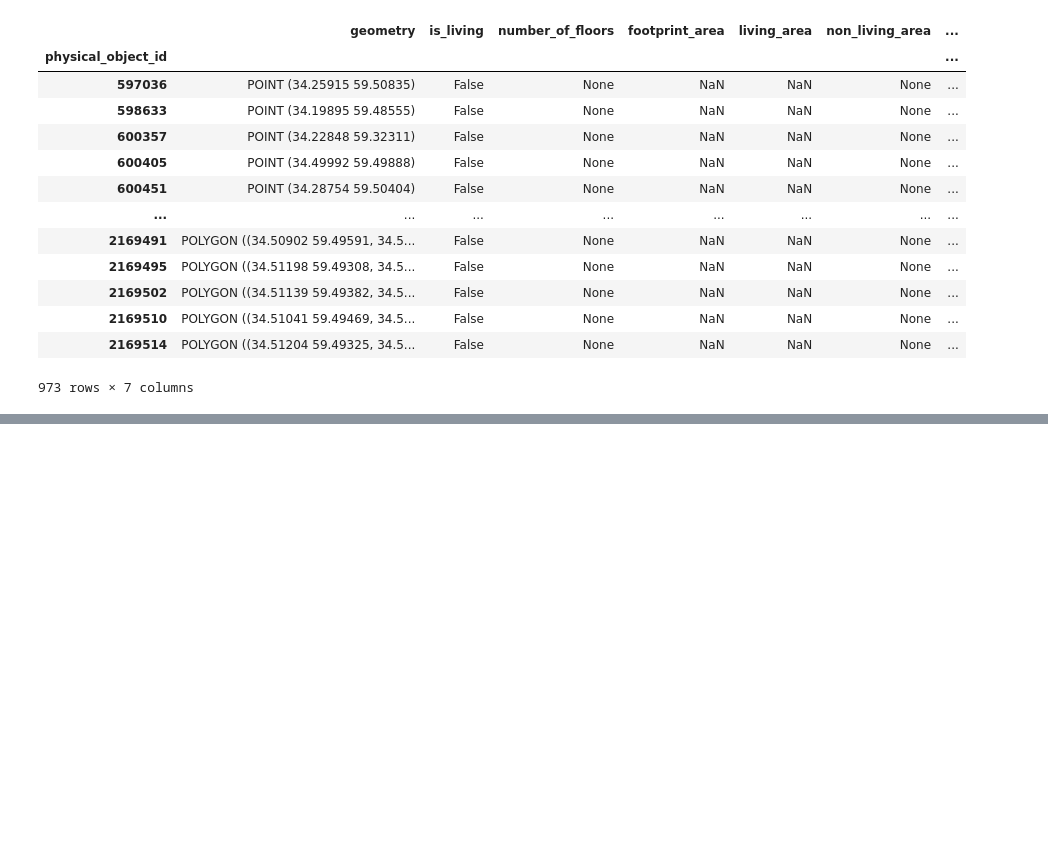
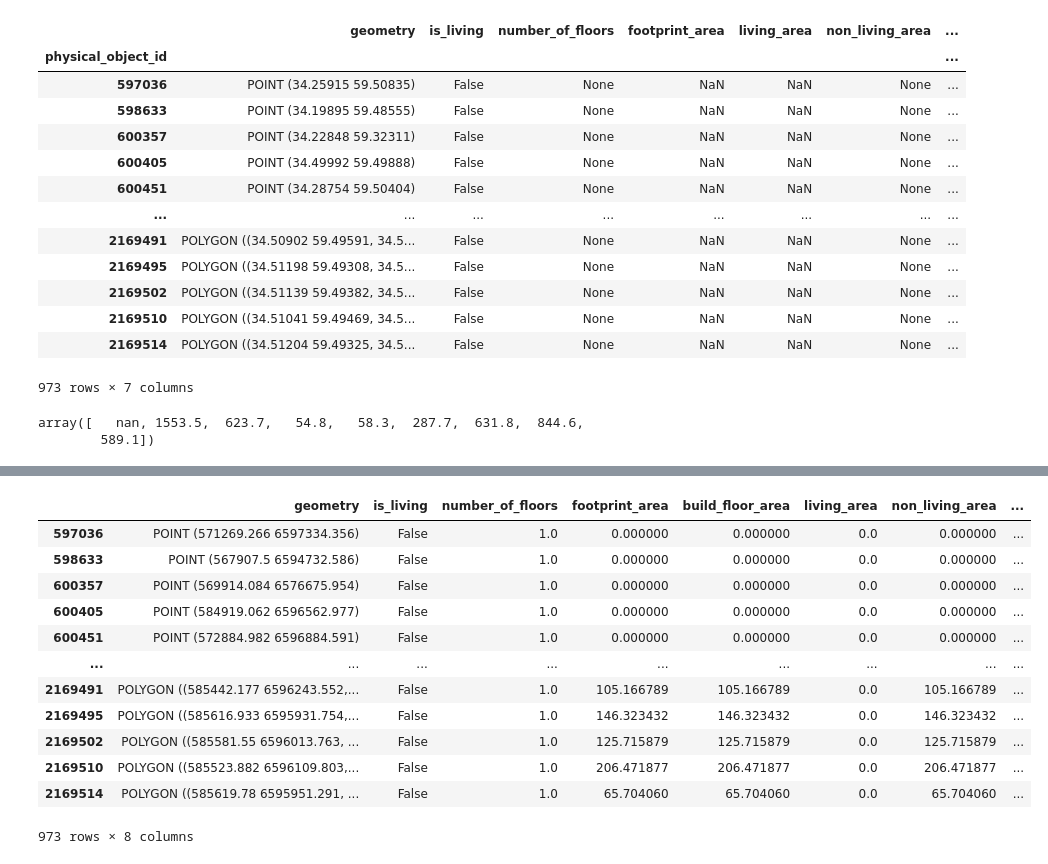
Before and after one commit to vasilstar97/prostor-examples, a Jupyter notebook: examples/prostor.ipynb, the cells around one changed output, grey strips where cells are left out. Cells and saved outputs as stored; diff of their text form; code cells hidden in the pictures; blank space fills up the shorter version.

```diff
--- a/examples/prostor.ipynb
+++ b/examples/prostor.ipynb
@@ -100,9 +98,14 @@ buildings
 | 2169510 | POLYGON ((34.51041 59.49469, 34.5... | False | None | NaN | NaN | None | ... |
 | 2169514 | POLYGON ((34.51204 59.49325, 34.5... | False | None | NaN | NaN | None | ... |
 973 rows × 7 columns
+# %%
+buildings.non_living_area.unique().astype(float)
+# %% [output]
+array([   nan, 1553.5,  623.7,   54.8,   58.3,  287.7,  631.8,  844.6,
+        589.1])
 # %%
 from blocksnet.preprocessing.imputing import impute_buildings
 
 crs = buildings.estimate_utm_crs()
-impute_buildings(buildings.to_crs(crs))
+impute_buildings(buildings.to_crs(crs), default_living_demand=18)
 # %% [output]
@@ -109,0 +113,13 @@ FileNotFoundError: File /home/vasilstar/prostor-examples/.venv/lib/python3.10/si
+|  | geometry | is_living | number_of_floors | footprint_area | build_floor_area | living_area | non_living_area | ... |
+| 597036 | POINT (571269.266 6597334.356) | False | 1.0 | 0.000000 | 0.000000 | 0.0 | 0.000000 | ... |
+| 598633 | POINT (567907.5 6594732.586) | False | 1.0 | 0.000000 | 0.000000 | 0.0 | 0.000000 | ... |
+| 600357 | POINT (569914.084 6576675.954) | False | 1.0 | 0.000000 | 0.000000 | 0.0 | 0.000000 | ... |
+| 600405 | POINT (584919.062 6596562.977) | False | 1.0 | 0.000000 | 0.000000 | 0.0 | 0.000000 | ... |
+| 600451 | POINT (572884.982 6596884.591) | False | 1.0 | 0.000000 | 0.000000 | 0.0 | 0.000000 | ... |
+| ... | ... | ... | ... | ... | ... | ... | ... | ... |
+| 2169491 | POLYGON ((585442.177 6596243.552,... | False | 1.0 | 105.166789 | 105.166789 | 0.0 | 105.166789 | ... |
+| 2169495 | POLYGON ((585616.933 6595931.754,... | False | 1.0 | 146.323432 | 146.323432 | 0.0 | 146.323432 | ... |
+| 2169502 | POLYGON ((585581.55 6596013.763, ... | False | 1.0 | 125.715879 | 125.715879 | 0.0 | 125.715879 | ... |
+| 2169510 | POLYGON ((585523.882 6596109.803,... | False | 1.0 | 206.471877 | 206.471877 | 0.0 | 206.471877 | ... |
+| 2169514 | POLYGON ((585619.78 6595951.291, ... | False | 1.0 | 65.704060 | 65.704060 | 0.0 | 65.704060 | ... |
+973 rows × 8 columns
```
Also changed, not shown: parts of 2 cells of this notebook, 13 other files.
